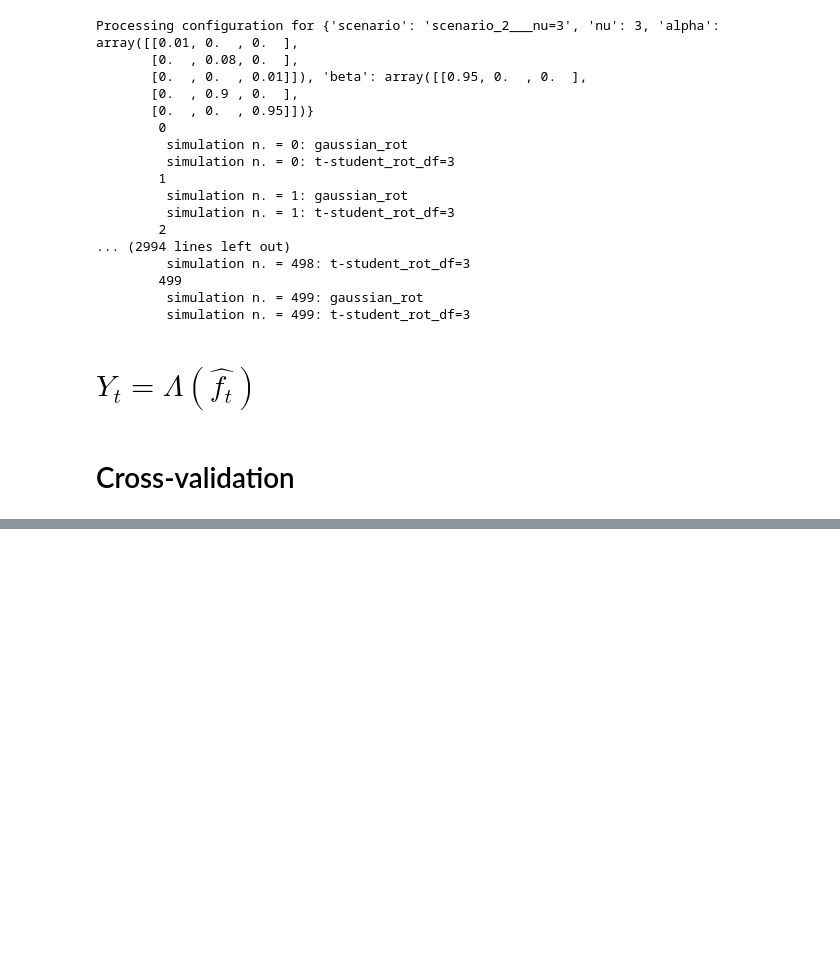
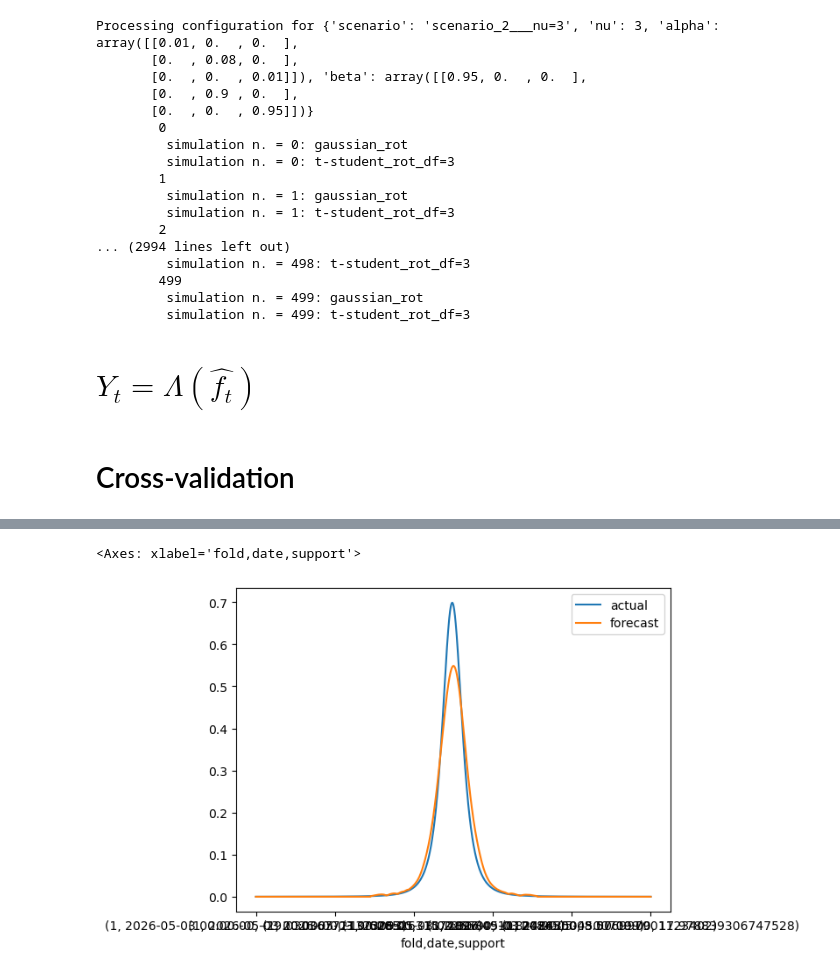
Before and after one commit to matheus-vizzotto/densities4risk, a Jupyter notebook: notebooks/08_fdf_gas_simulation.ipynb, the cells around one changed output, grey strips where cells are left out. Cells and saved outputs as stored; diff of their text form; code cells hidden in the pictures; blank space fills up the shorter version.

```diff
--- a/notebooks/08_fdf_gas_simulation.ipynb
+++ b/notebooks/08_fdf_gas_simulation.ipynb
@@ -662,0 +833,5 @@ for kde_address in kde_addresses:
+# %%
+df_cv_results[(df_cv_results["model_name"]=="gaussian rot")&(df_cv_results["n_rep"]==18)].iloc[0,:]["curves"].plot()
+# %% [output]
+<Axes: xlabel='fold,date,support'>
+[figure, added]
```
Also changed, not shown: parts of 35 cells of this notebook, 2 other files.
